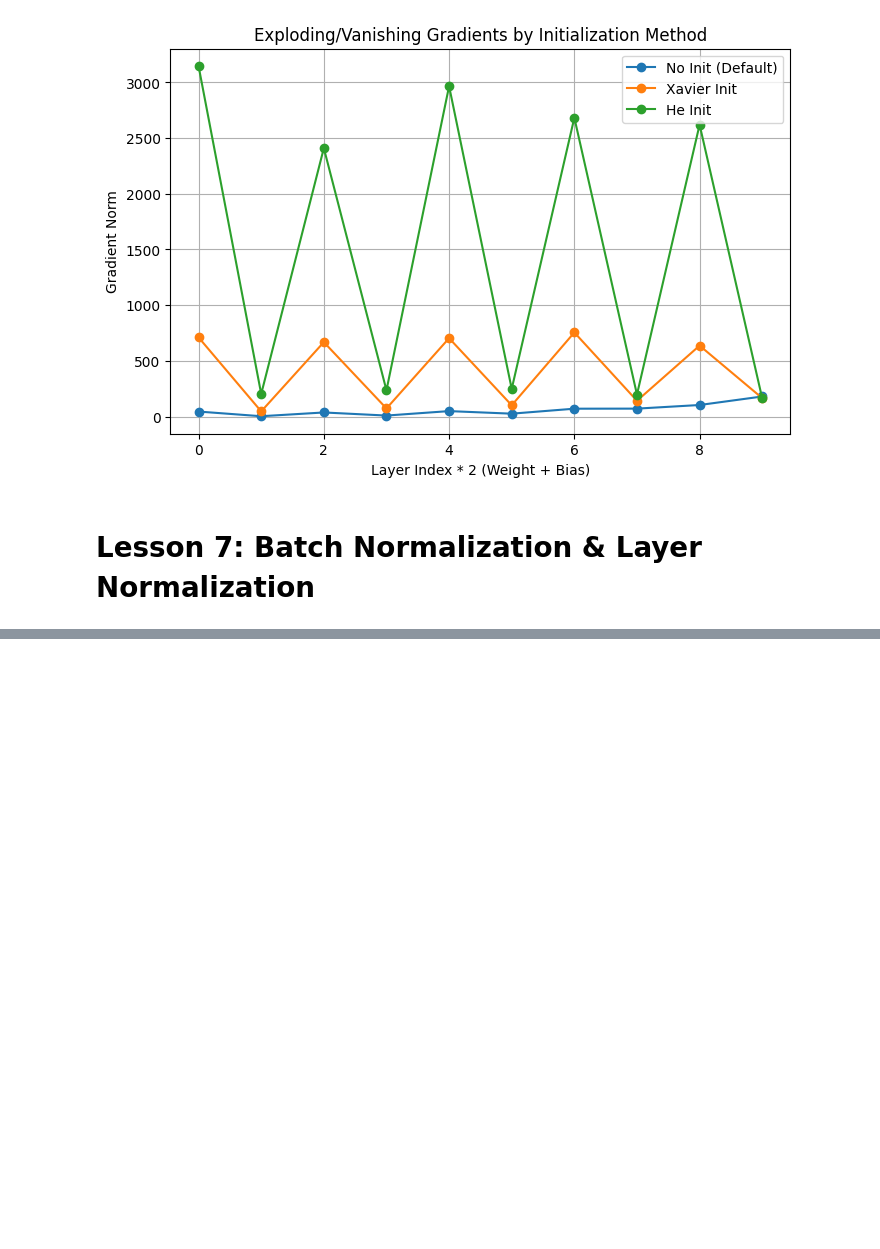
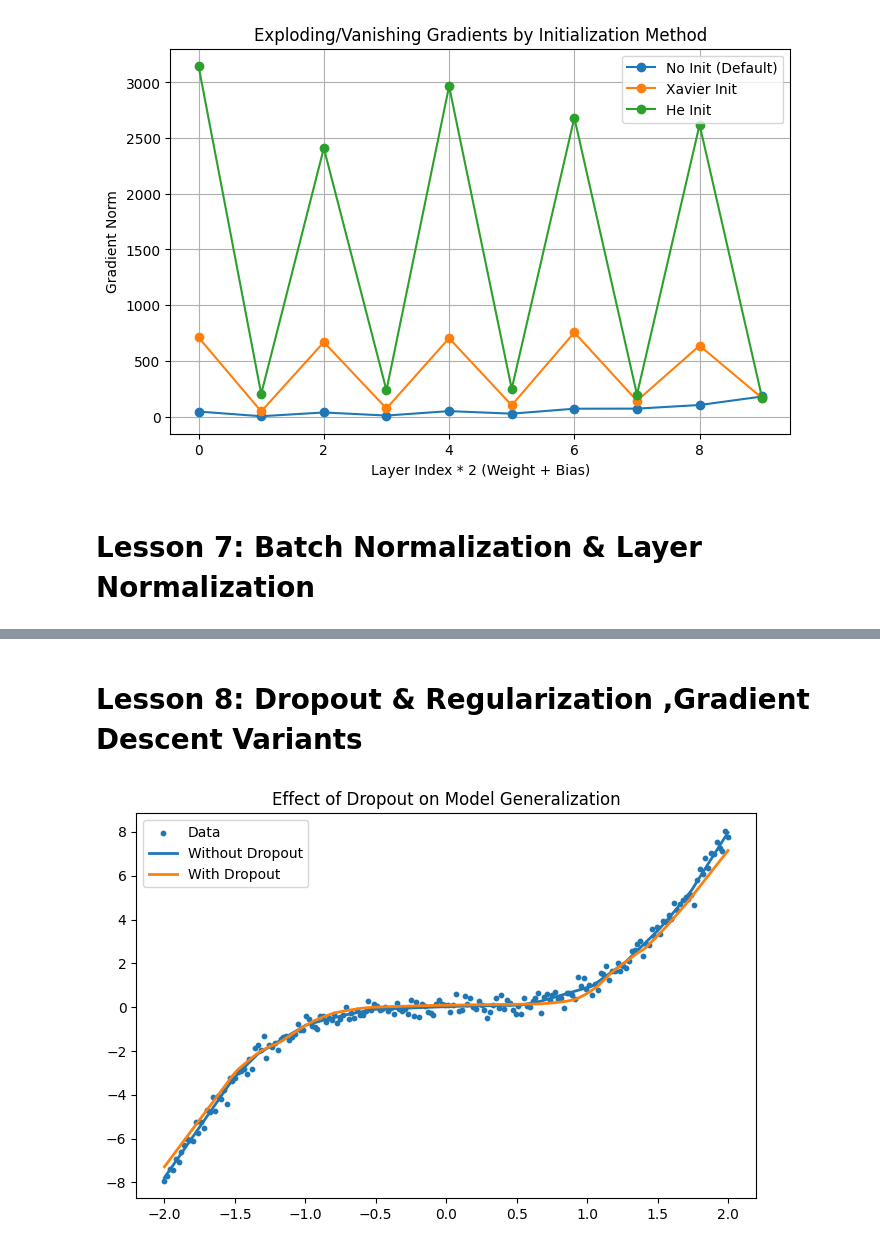
Before and after one commit to Momegaii/pytorch_O_core, a Jupyter notebook: pytorch_O_core.ipynb, the cells around one changed output, grey strips where cells are left out. Drawn from its saved outputs; the diff is of its cells as text; code cells hidden in the pictures; blank space fills up the shorter version.

```diff
--- a/pytorch_O_core.ipynb
+++ b/pytorch_O_core.ipynb
@@ -662,0 +801,79 @@ plt.show()
+# %% [markdown]
+# Lesson 8: Dropout & Regularization ,Gradient Descent Variants
+# %%
+import torch
+import torch.nn as nn
+import torch.optim as optim
+import matplotlib.pyplot as plt
+
+# Use GPU if available
+device = torch.device("cuda" if torch.cuda.is_available() else "cpu")
+
+# Dummy dataset
+X = torch.linspace(-2, 2, 200).view(-1, 1).to(device)
+y = X.pow(3) + 0.3 * torch.randn(X.size()).to(device)
+
+# Model with Dropout
+class NetWithDropout(nn.Module):
+    def __init__(self):
+        super().__init__()
+        self.net = nn.Sequential(
+            nn.Linear(1, 64),
+            nn.ReLU(),
+            nn.Dropout(0.5),  # Dropout applied
+            nn.Linear(64, 64),
+            nn.ReLU(),
+            nn.Dropout(0.5),
+            nn.Linear(64, 1)
+        )
+    def forward(self, x):
+        return self.net(x)
+
+# Model without Dropout
+class NetWithoutDropout(nn.Module):
+    def __init__(self):
+        super().__init__()
+        self.net = nn.Sequential(
+            nn.Linear(1, 64),
+            nn.ReLU(),
+            nn.Linear(64, 64),
+            nn.ReLU(),
+            nn.Linear(64, 1)
+        )
+    def forward(self, x):
+        return self.net(x)
+
+# Train function
+def train(model, epochs=500):
+    criterion = nn.MSELoss()
+    optimizer = optim.Adam(model.parameters(), lr=0.01)
+    model.train()
+    for epoch in range(epochs):
+        optimizer.zero_grad()
+        output = model(X)
+        loss = criterion(output, y)
+        loss.backward()
+        optimizer.step()
+    return model
+
+# Train both models
+model_no_drop = train(NetWithoutDropout().to(device))
+model_drop = train(NetWithDropout().to(device))
+
+# Plot predictions
+model_no_drop.eval()
+model_drop.eval()
+X_test = torch.linspace(-2, 2, 200).view(-1, 1).to(device)
+with torch.no_grad():
+    y_pred_no_drop = model_no_drop(X_test).cpu()
+    y_pred_drop = model_drop(X_test).cpu()
+
+plt.figure(figsize=(8, 5))
+plt.scatter(X.cpu(), y.cpu(), s=10, label="Data")
+plt.plot(X_test.cpu(), y_pred_no_drop, label="Without Dropout", linewidth=2)
+plt.plot(X_test.cpu(), y_pred_drop, label="With Dropout", linewidth=2)
+plt.legend()
+plt.title("Effect of Dropout on Model Generalization")
+plt.show()
+# %% [output]
+[figure, added]
```
Also changed, not shown: parts of 11 cells of this notebook.
